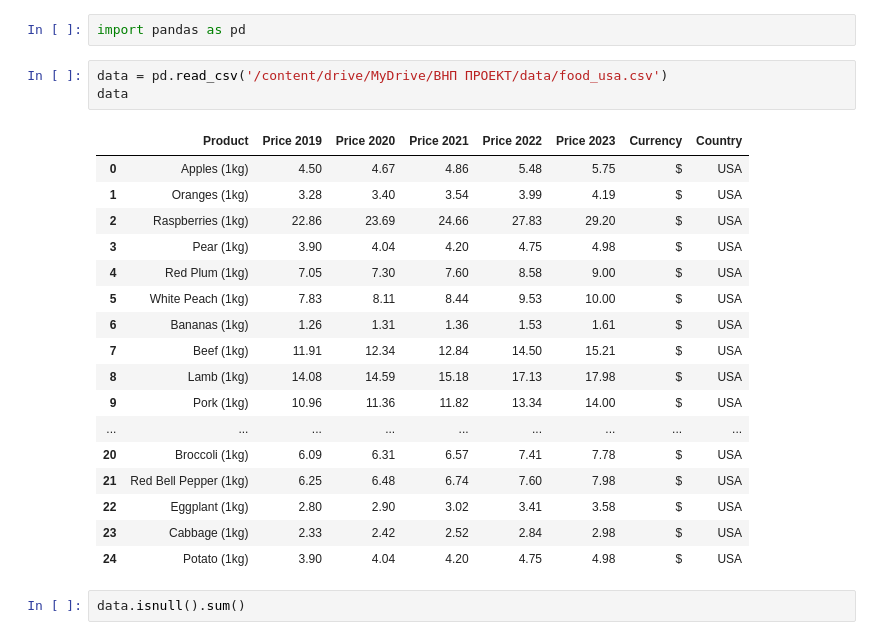
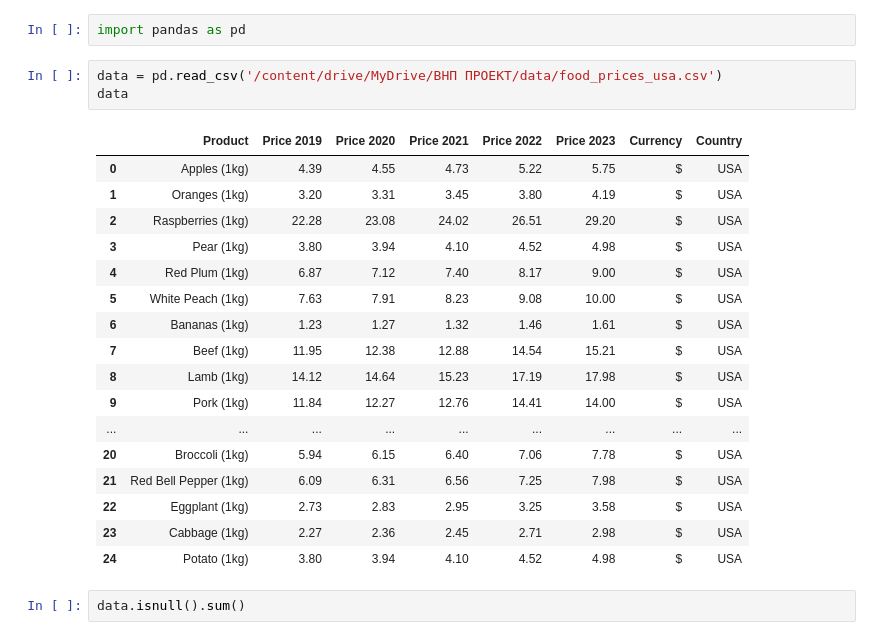
Before and after one commit to ristovska1606/DataScienceProject, a Jupyter notebook: 203186_DataScienceProject.ipynb, the cells around one changed output. Cells and saved outputs as stored; diff of their text form.

```diff
--- a/203186_DataScienceProject.ipynb
+++ b/203186_DataScienceProject.ipynb
@@ -5,26 +5,26 @@
 # %%
 import pandas as pd
 # %%
-data = pd.read_csv('/content/drive/MyDrive/ВНП ПРОЕКТ/data/food_usa.csv')
+data = pd.read_csv('/content/drive/MyDrive/ВНП ПРОЕКТ/data/food_prices_usa.csv')
 data
 # %% [output]
 |  | Product | Price 2019 | Price 2020 | Price 2021 | Price 2022 | Price 2023 | Currency | Country |
-| 0 | Apples (1kg) | 4.50 | 4.67 | 4.86 | 5.48 | 5.75 | $ | USA |
-| 1 | Oranges (1kg) | 3.28 | 3.40 | 3.54 | 3.99 | 4.19 | $ | USA |
-| 2 | Raspberries (1kg) | 22.86 | 23.69 | 24.66 | 27.83 | 29.20 | $ | USA |
-| 3 | Pear (1kg) | 3.90 | 4.04 | 4.20 | 4.75 | 4.98 | $ | USA |
-| 4 | Red Plum (1kg) | 7.05 | 7.30 | 7.60 | 8.58 | 9.00 | $ | USA |
-| 5 | White Peach (1kg) | 7.83 | 8.11 | 8.44 | 9.53 | 10.00 | $ | USA |
-| 6 | Bananas (1kg) | 1.26 | 1.31 | 1.36 | 1.53 | 1.61 | $ | USA |
-| 7 | Beef (1kg) | 11.91 | 12.34 | 12.84 | 14.50 | 15.21 | $ | USA |
-| 8 | Lamb (1kg) | 14.08 | 14.59 | 15.18 | 17.13 | 17.98 | $ | USA |
-| 9 | Pork (1kg) | 10.96 | 11.36 | 11.82 | 13.34 | 14.00 | $ | USA |
+| 0 | Apples (1kg) | 4.39 | 4.55 | 4.73 | 5.22 | 5.75 | $ | USA |
+| 1 | Oranges (1kg) | 3.20 | 3.31 | 3.45 | 3.80 | 4.19 | $ | USA |
+| 2 | Raspberries (1kg) | 22.28 | 23.08 | 24.02 | 26.51 | 29.20 | $ | USA |
+| 3 | Pear (1kg) | 3.80 | 3.94 | 4.10 | 4.52 | 4.98 | $ | USA |
+| 4 | Red Plum (1kg) | 6.87 | 7.12 | 7.40 | 8.17 | 9.00 | $ | USA |
+| 5 | White Peach (1kg) | 7.63 | 7.91 | 8.23 | 9.08 | 10.00 | $ | USA |
+| 6 | Bananas (1kg) | 1.23 | 1.27 | 1.32 | 1.46 | 1.61 | $ | USA |
+| 7 | Beef (1kg) | 11.95 | 12.38 | 12.88 | 14.54 | 15.21 | $ | USA |
+| 8 | Lamb (1kg) | 14.12 | 14.64 | 15.23 | 17.19 | 17.98 | $ | USA |
+| 9 | Pork (1kg) | 11.84 | 12.27 | 12.76 | 14.41 | 14.00 | $ | USA |
 | ... | ... | ... | ... | ... | ... | ... | ... | ... |
-| 20 | Broccoli (1kg) | 6.09 | 6.31 | 6.57 | 7.41 | 7.78 | $ | USA |
-| 21 | Red Bell Pepper (1kg) | 6.25 | 6.48 | 6.74 | 7.60 | 7.98 | $ | USA |
-| 22 | Eggplant (1kg) | 2.80 | 2.90 | 3.02 | 3.41 | 3.58 | $ | USA |
-| 23 | Cabbage (1kg) | 2.33 | 2.42 | 2.52 | 2.84 | 2.98 | $ | USA |
-| 24 | Potato (1kg) | 3.90 | 4.04 | 4.20 | 4.75 | 4.98 | $ | USA |
+| 20 | Broccoli (1kg) | 5.94 | 6.15 | 6.40 | 7.06 | 7.78 | $ | USA |
+| 21 | Red Bell Pepper (1kg) | 6.09 | 6.31 | 6.56 | 7.25 | 7.98 | $ | USA |
+| 22 | Eggplant (1kg) | 2.73 | 2.83 | 2.95 | 3.25 | 3.58 | $ | USA |
+| 23 | Cabbage (1kg) | 2.27 | 2.36 | 2.45 | 2.71 | 2.98 | $ | USA |
+| 24 | Potato (1kg) | 3.80 | 3.94 | 4.10 | 4.52 | 4.98 | $ | USA |
 # %%
 data.isnull().sum()
 # %% [output]
```
Also changed, not shown: parts of 2 cells of this notebook.
